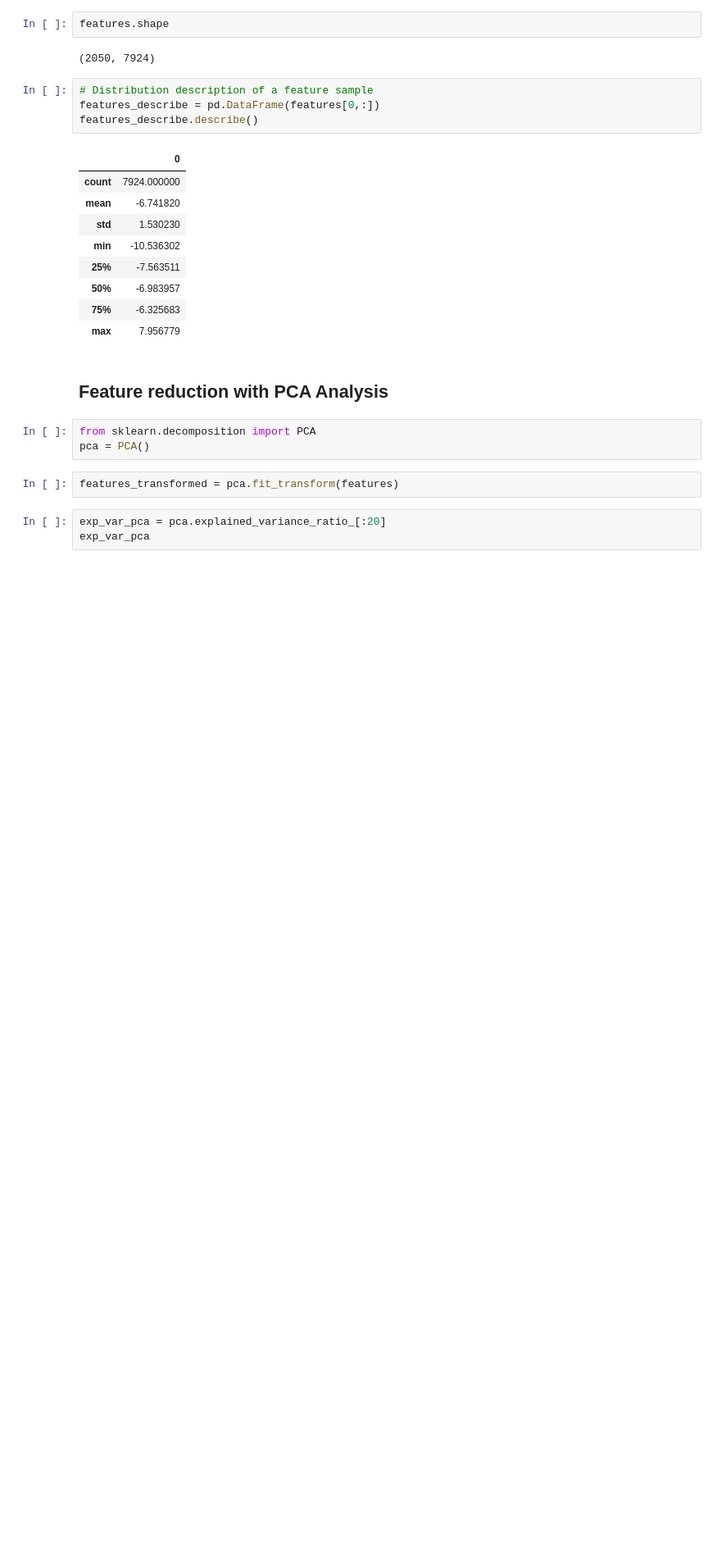
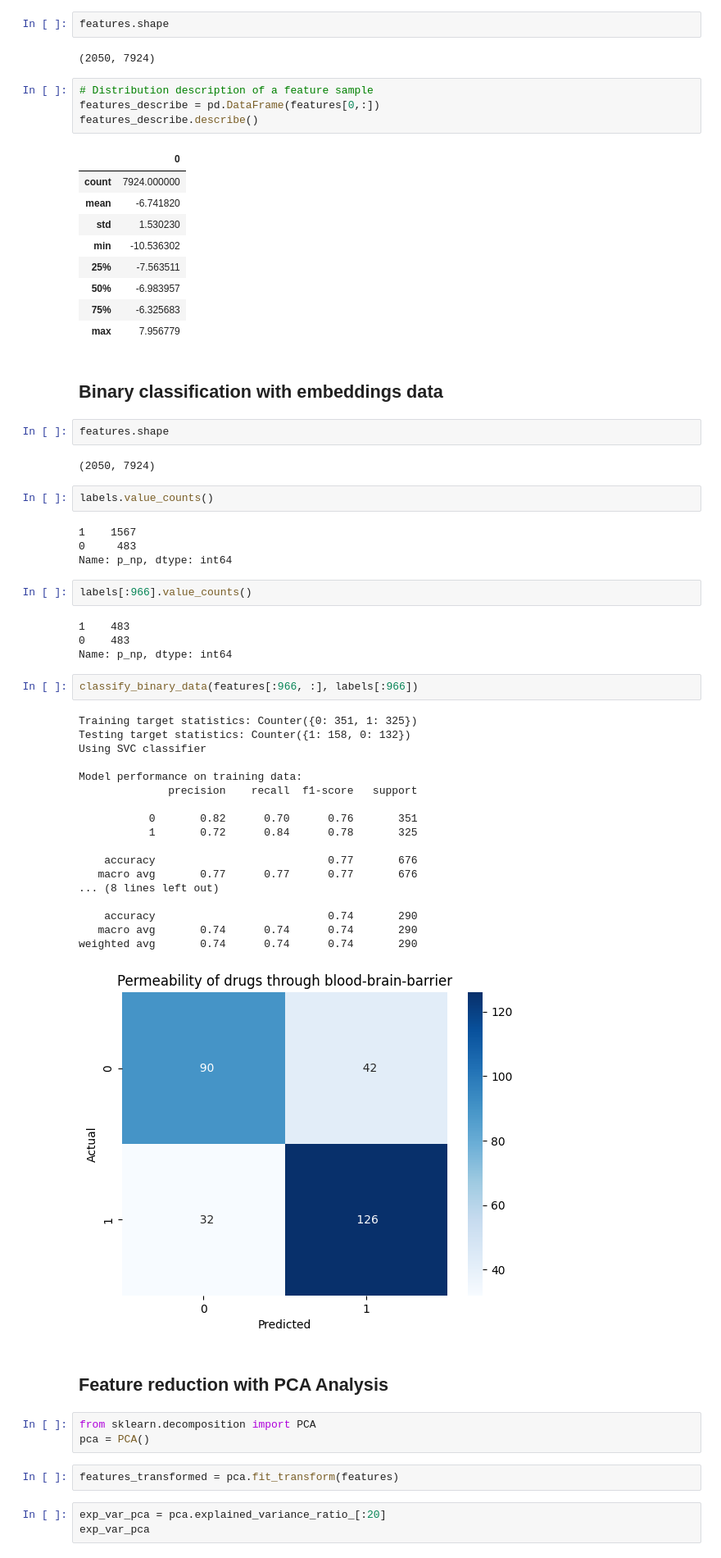
Before and after one commit to pranjaldhole/molecule-gym, a Jupyter notebook: molecule_gym/experiments/ChemBERTa_for_classification.ipynb, the cells around one changed output. Shown: that part at 82% size. Drawn from its saved outputs; the diff is of its cells as text; blank space fills up the shorter version.

```diff
--- a/molecule_gym/experiments/ChemBERTa_for_classification.ipynb
+++ b/molecule_gym/experiments/ChemBERTa_for_classification.ipynb
@@ -81,6 +87,45 @@ features_describe.describe()
 | 50% | -6.983957 |
 | 75% | -6.325683 |
 | max | 7.956779 |
+# %% [markdown]
+## Binary classification with embeddings data
+# %%
+features.shape
+# %% [output]
+(2050, 7924)
+# %%
+labels.value_counts()
+# %% [output]
+1    1567
+0     483
+Name: p_np, dtype: int64
+# %%
+labels[:966].value_counts()
+# %% [output]
+1    483
+0    483
+Name: p_np, dtype: int64
+# %%
+classify_binary_data(features[:966, :], labels[:966])
+# %% [output]
+Training target statistics: Counter({0: 351, 1: 325})
+Testing target statistics: Counter({1: 158, 0: 132})
+Using SVC classifier
+
+Model performance on training data:
+              precision    recall  f1-score   support
+
+           0       0.82      0.70      0.76       351
+           1       0.72      0.84      0.78       325
+
+    accuracy                           0.77       676
+   macro avg       0.77      0.77      0.77       676
+... (8 lines left out)
+
+    accuracy                           0.74       290
+   macro avg       0.74      0.74      0.74       290
+weighted avg       0.74      0.74      0.74       290
+[figure, added]
 # %% [markdown]
 ## Feature reduction with PCA Analysis
 # %%
```
Also changed, not shown: parts of 19 cells of this notebook, 3 other files.
